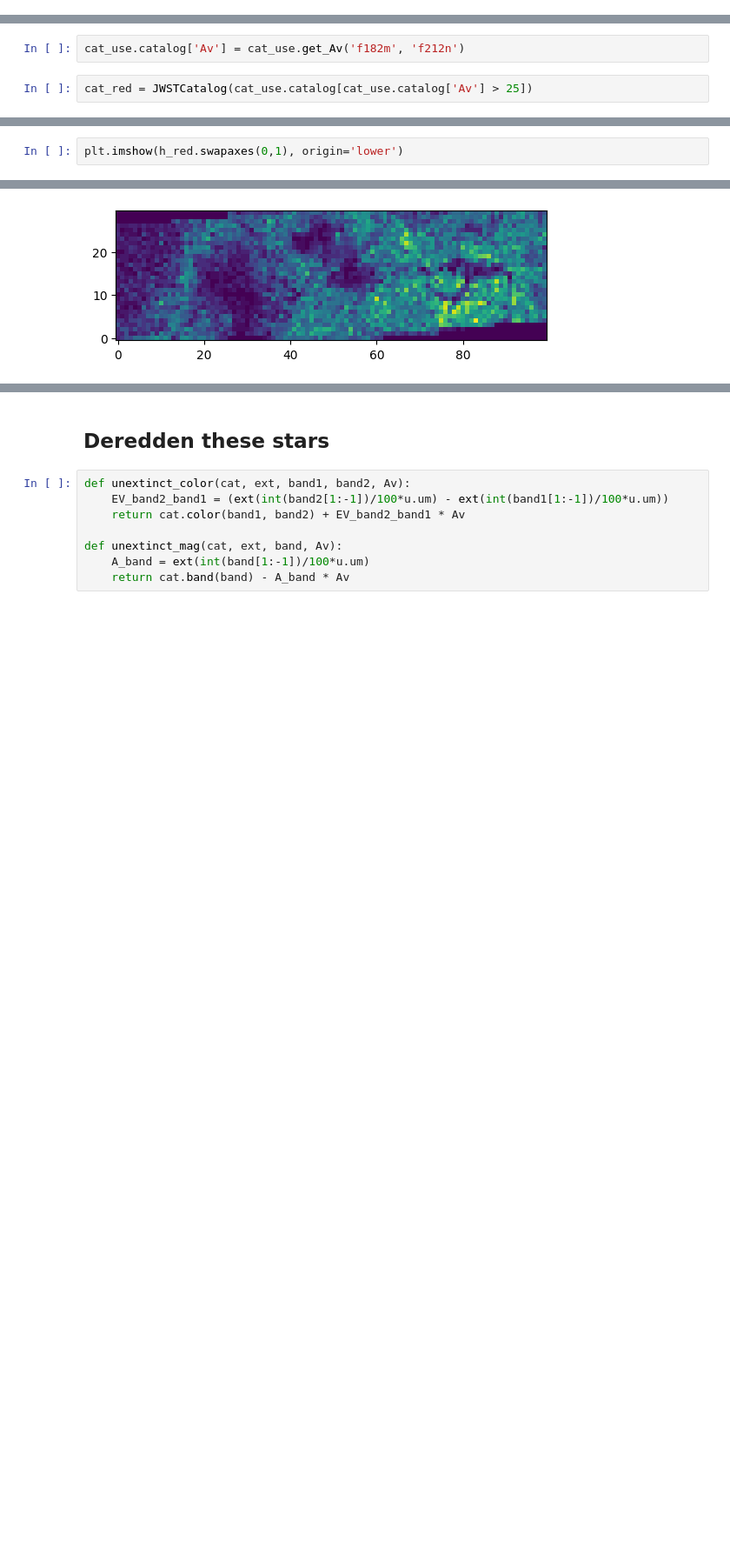
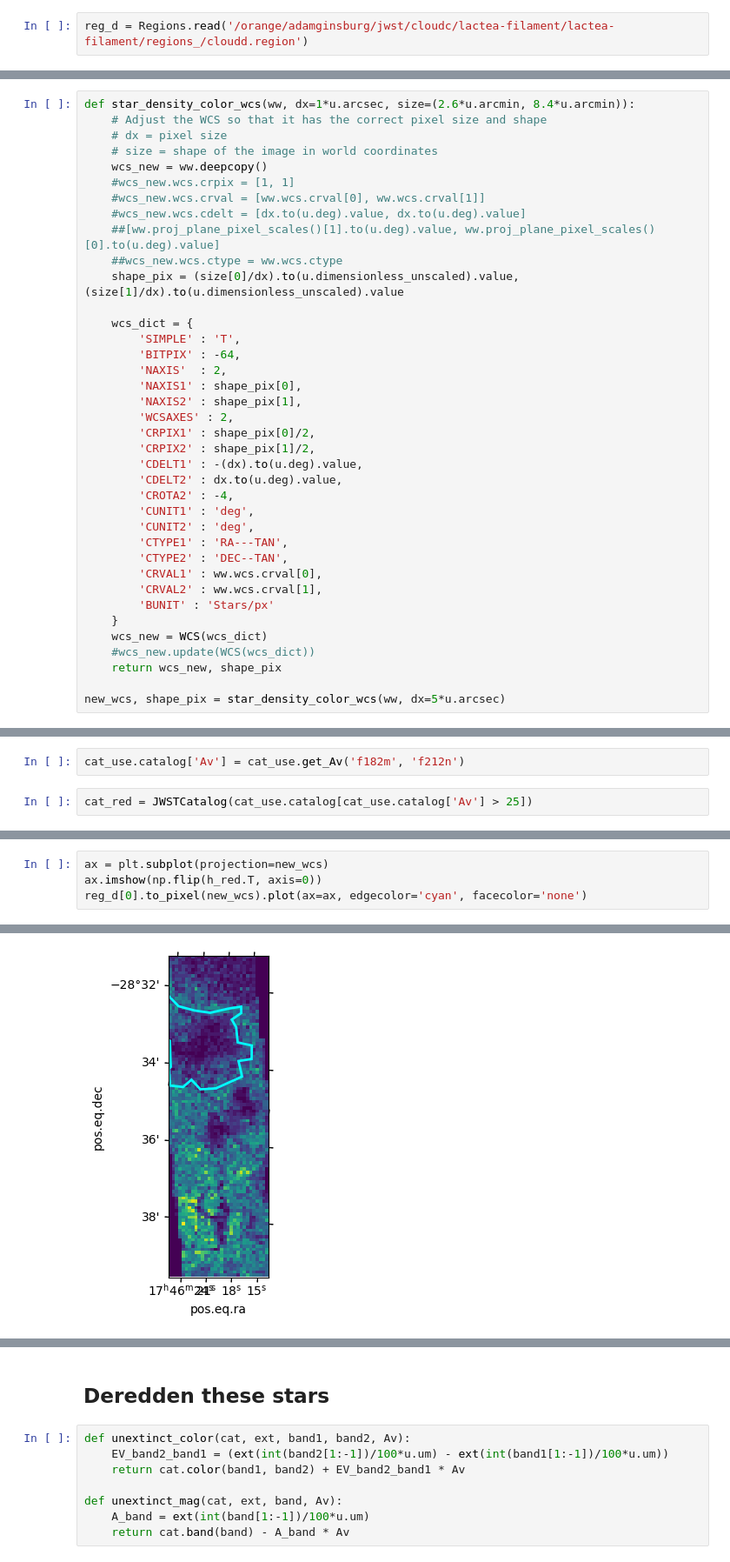
Before and after one commit to SpacialTree/dustridge-cd, a Jupyter notebook: notebooks/effective_depth.ipynb, the cells around one changed output, grey strips where cells are left out. Shown at 87% size. Drawn from its saved outputs; the diff is of its cells as text; blank space fills up the shorter version.

```diff
--- a/notebooks/effective_depth.ipynb
+++ b/notebooks/effective_depth.ipynb
@@ -13,6 +15,8 @@ from smart_plotters.cutout_plot import get_cutout_405, get_cutout_jwst_ice
 from smart_plotters import cmd_plot
 
 from dust_extinction.averages import CT06_MWLoc, I05_MWAvg, CT06_MWGC, G21_MWAvg, RL85_MWGC, RRP89_MWGC, F11_MWGC
+# %%
+reg_d = Regions.read('/orange/adamginsburg/jwst/cloudc/lactea-filament/lactea-filament/regions_/cloudd.region')
 # %% [markdown]
 - Group stars in 5x5” bins (or whatever size bin, be flexible)
 - Select the stars that are clearly behind (so there’s some varying threshold of A_V…. probably A_V>25 is the stuff you can be sure is behind a cloud).
@@ -62,3 +67,41 @@ h_5 = star_density_color(cat_use.catalog, ww, dx=5*u.arcsec)
+# %%
+def star_density_color_wcs(ww, dx=1*u.arcsec, size=(2.6*u.arcmin, 8.4*u.arcmin)):
+    # Adjust the WCS so that it has the correct pixel size and shape
+    # dx = pixel size
+    # size = shape of the image in world coordinates
+    wcs_new = ww.deepcopy()
+    #wcs_new.wcs.crpix = [1, 1]
+    #wcs_new.wcs.crval = [ww.wcs.crval[0], ww.wcs.crval[1]]
+    #wcs_new.wcs.cdelt = [dx.to(u.deg).value, dx.to(u.deg).value]
+    ##[ww.proj_plane_pixel_scales()[1].to(u.deg).value, ww.proj_plane_pixel_scales()[0].to(u.deg).value]
+    ##wcs_new.wcs.ctype = ww.wcs.ctype
+    shape_pix = (size[0]/dx).to(u.dimensionless_unscaled).value, (size[1]/dx).to(u.dimensionless_unscaled).value
+
+    wcs_dict = {
+        'SIMPLE' : 'T',
+        'BITPIX' : -64,
+        'NAXIS'  : 2,
+        'NAXIS1' : shape_pix[0],
+        'NAXIS2' : shape_pix[1],
+        'WCSAXES' : 2,
+        'CRPIX1' : shape_pix[0]/2,
+        'CRPIX2' : shape_pix[1]/2,
+        'CDELT1' : -(dx).to(u.deg).value,
+        'CDELT2' : dx.to(u.deg).value,
+        'CROTA2' : -4,
+        'CUNIT1' : 'deg',
+        'CUNIT2' : 'deg',
+        'CTYPE1' : 'RA---TAN',
+        'CTYPE2' : 'DEC--TAN',
+        'CRVAL1' : ww.wcs.crval[0],
+        'CRVAL2' : ww.wcs.crval[1],
+        'BUNIT' : 'Stars/px'
+    }
+    wcs_new = WCS(wcs_dict)
+    #wcs_new.update(WCS(wcs_dict))
+    return wcs_new, shape_pix
+
+new_wcs, shape_pix = star_density_color_wcs(ww, dx=5*u.arcsec)
 # %% [markdown]
 ## Select the stars that are clearly behind the clouds
 
@@ -72,3 +125,5 @@ h_red = star_density_color(cat_red.catalog, ww, dx=5*u.arcsec)
 # %%
-plt.imshow(h_red.swapaxes(0,1), origin='lower')
+ax = plt.subplot(projection=new_wcs)
+ax.imshow(np.flip(h_red.T, axis=0))
+reg_d[0].to_pixel(new_wcs).plot(ax=ax, edgecolor='cyan', facecolor='none')
 # %% [output]
@@ -76 +131 @@ plt.imshow(h_red.swapaxes(0,1), origin='lower')
-[figure, old version]
+[figure, new version]
```
Also changed, not shown: parts of 22 cells of this notebook, 2 other files.
